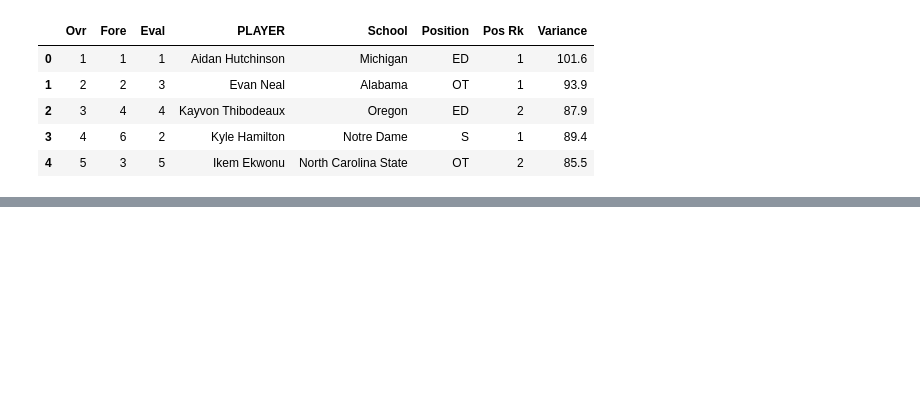
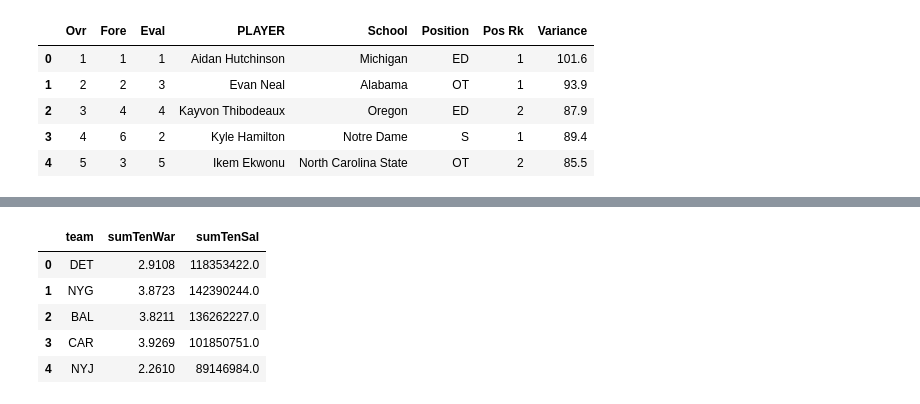
Before and after one commit to TheDataSloth/Consensus-VsAcutal2022NFLDraft, a Jupyter notebook: 2022 NFL Draft.ipynb, the cells around one changed output, grey strips where cells are left out. Drawn from its saved outputs; the diff is of its cells as text; code cells hidden in the pictures; blank space fills up the shorter version.

```diff
--- a/2022 NFL Draft.ipynb
+++ b/2022 NFL Draft.ipynb
@@ -413,0 +286,31 @@ Dash is running on http://127.0.0.1:8050/
+# %%
+# Now we need to make a query to sum the Top 10 war avg gained for each player by team
+positional_value_sum = pd.read_sql_query('''
+
+SELECT
+    d.team,
+    sum(p.TopTenWarAvg) as sumTenWar,
+    sum(p.TopTenSalaryAPY) as sumTenSal
+FROM
+	consenses_board c
+JOIN
+	draft_picks d
+ON
+	d.pfr_name = c.PLAYER
+JOIN
+	positional_value p
+ON p.Position = d.position
+WHERE
+    season = 2022
+GROUP BY
+	d.team
+
+''', connection)
+positional_value_sum.head()
+# %% [output]
+|  | team | sumTenWar | sumTenSal |
+| 0 | DET | 2.9108 | 118353422.0 |
+| 1 | NYG | 3.8723 | 142390244.0 |
+| 2 | BAL | 3.8211 | 136262227.0 |
+| 3 | CAR | 3.9269 | 101850751.0 |
+| 4 | NYJ | 2.2610 | 89146984.0 |
```
Also changed, not shown: parts of 10 cells of this notebook.
